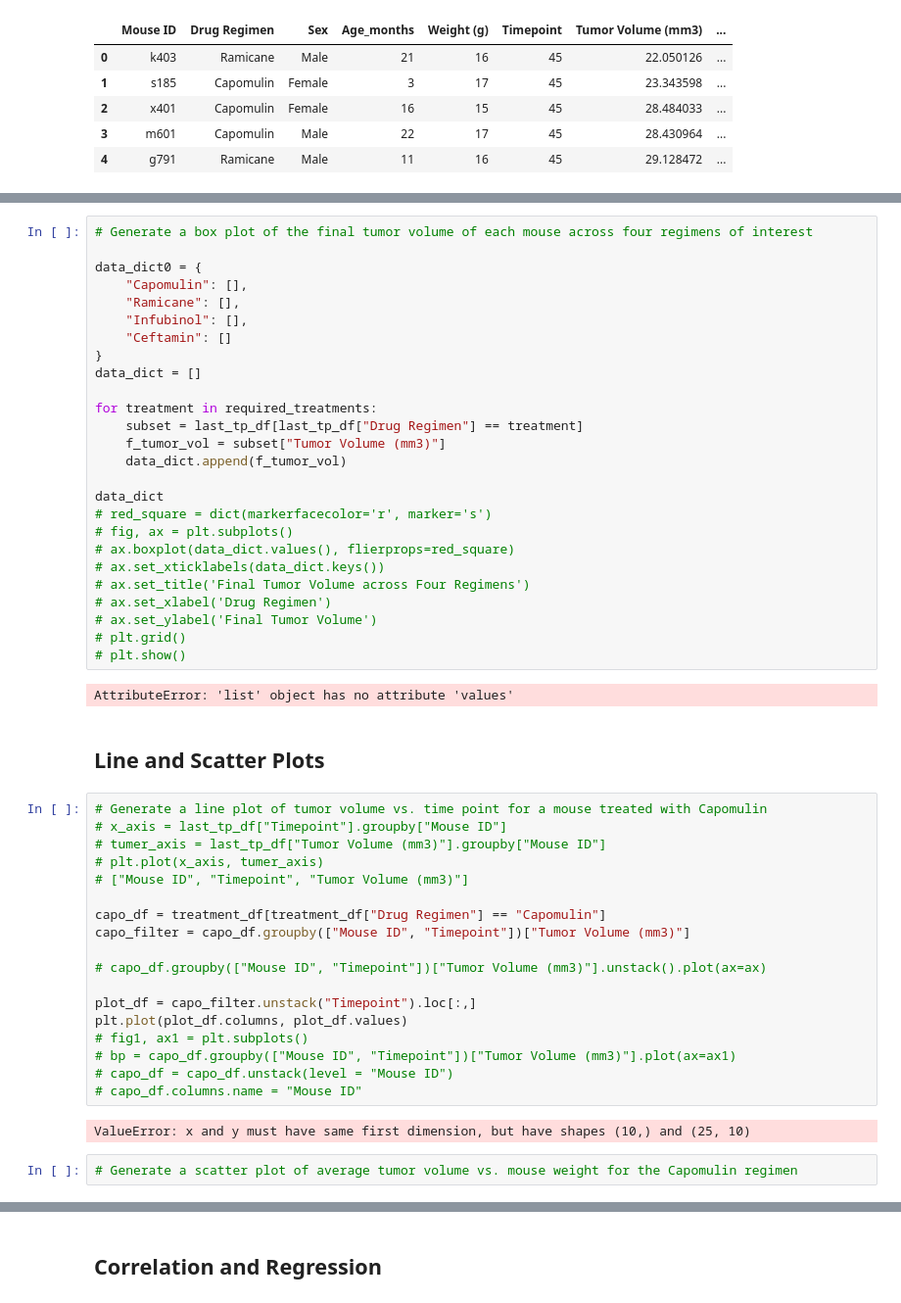
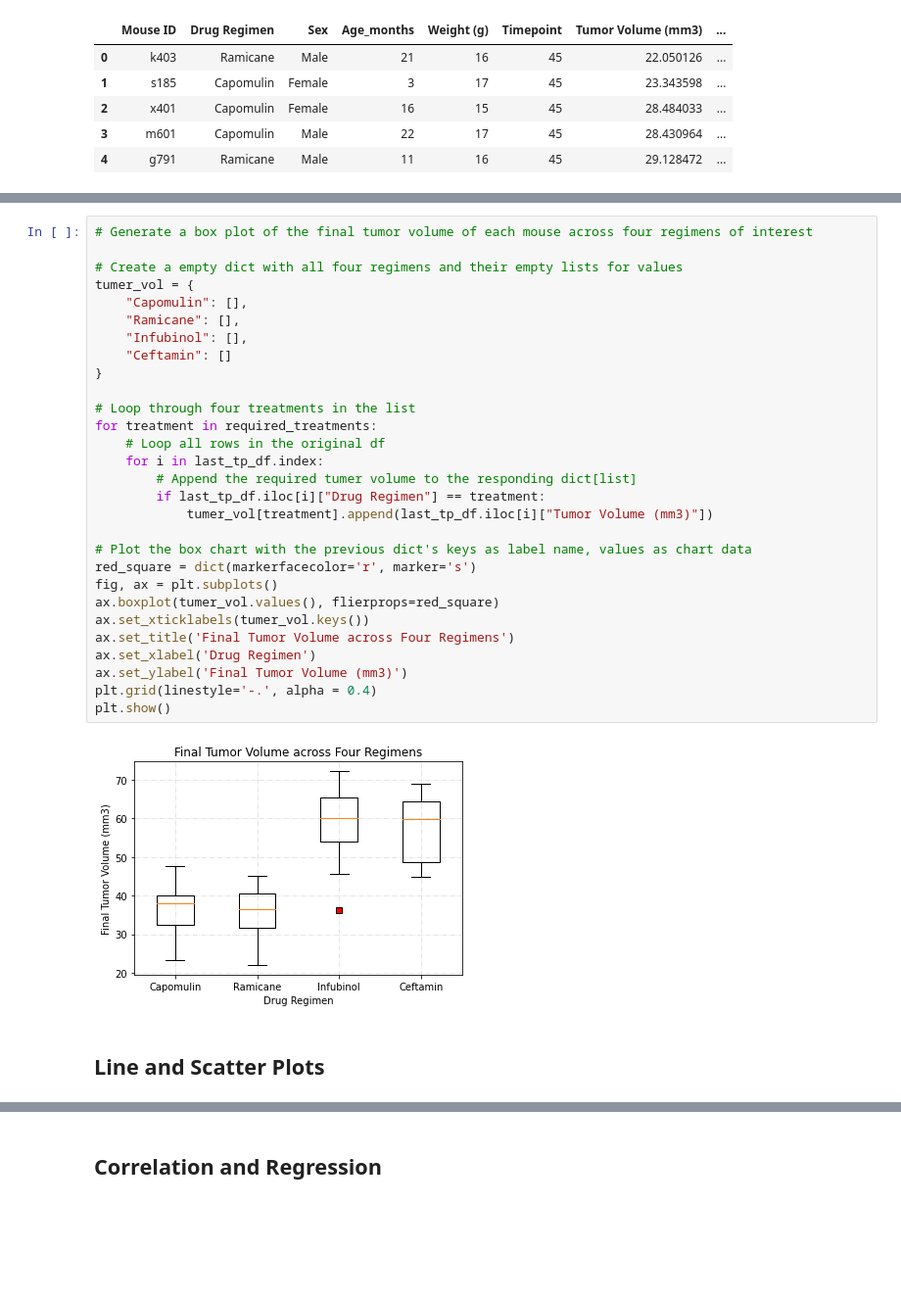
Before and after one commit to kk-deng/Pymaceuticals-Matplotlib, a Jupyter notebook: pymaceuticals_starter.ipynb, the cells around one changed output, grey strips where cells are left out. Shown at 98% size. Cells and saved outputs as stored; diff of their text form; blank space fills up the shorter version.

```diff
--- a/pymaceuticals_starter.ipynb
+++ b/pymaceuticals_starter.ipynb
@@ -336,52 +307,33 @@ Index: []
 # %%
 # Generate a box plot of the final tumor volume of each mouse across four regimens of interest
 
-data_dict0 = {
+# Create a empty dict with all four regimens and their empty lists for values
+tumer_vol = {
     "Capomulin": [],
     "Ramicane": [],
     "Infubinol": [],
     "Ceftamin": []
 }
-data_dict = []
 
+# Loop through four treatments in the list
 for treatment in required_treatments:
-    subset = last_tp_df[last_tp_df["Drug Regimen"] == treatment]
-    f_tumor_vol = subset["Tumor Volume (mm3)"]
-    data_dict.append(f_tumor_vol)
+    # Loop all rows in the original df
+    for i in last_tp_df.index:
+        # Append the required tumer volume to the responding dict[list]
+        if last_tp_df.iloc[i]["Drug Regimen"] == treatment:
+            tumer_vol[treatment].append(last_tp_df.iloc[i]["Tumor Volume (mm3)"])
 
-data_dict
-# red_square = dict(markerfacecolor='r', marker='s')
-# fig, ax = plt.subplots()
-# ax.boxplot(data_dict.values(), flierprops=red_square)
-# ax.set_xticklabels(data_dict.keys())
-# ax.set_title('Final Tumor Volume across Four Regimens')
-# ax.set_xlabel('Drug Regimen')
-# ax.set_ylabel('Final Tumor Volume')
-# plt.grid()
-# plt.show()
+# Plot the box chart with the previous dict's keys as label name, values as chart data
+red_square = dict(markerfacecolor='r', marker='s')
+fig, ax = plt.subplots()
+ax.boxplot(tumer_vol.values(), flierprops=red_square)
+ax.set_xticklabels(tumer_vol.keys())
+ax.set_title('Final Tumor Volume across Four Regimens')
+ax.set_xlabel('Drug Regimen')
+ax.set_ylabel('Final Tumor Volume (mm3)')
+plt.grid(linestyle='-.', alpha = 0.4)
+plt.show()
 # %% [output]
-AttributeError: 'list' object has no attribute 'values'
+[figure, added]
 # %% [markdown]
 ## Line and Scatter Plots
-# %%
-# Generate a line plot of tumor volume vs. time point for a mouse treated with Capomulin
-# x_axis = last_tp_df["Timepoint"].groupby["Mouse ID"]
-# tumer_axis = last_tp_df["Tumor Volume (mm3)"].groupby["Mouse ID"]
-# plt.plot(x_axis, tumer_axis)
-# ["Mouse ID", "Timepoint", "Tumor Volume (mm3)"]
-
-capo_df = treatment_df[treatment_df["Drug Regimen"] == "Capomulin"]
-capo_filter = capo_df.groupby(["Mouse ID", "Timepoint"])["Tumor Volume (mm3)"]
-
-# capo_df.groupby(["Mouse ID", "Timepoint"])["Tumor Volume (mm3)"].unstack().plot(ax=ax)
-
-plot_df = capo_filter.unstack("Timepoint").loc[:,]
-plt.plot(plot_df.columns, plot_df.values)
-# fig1, ax1 = plt.subplots()
-# bp = capo_df.groupby(["Mouse ID", "Timepoint"])["Tumor Volume (mm3)"].plot(ax=ax1)
-# capo_df = capo_df.unstack(level = "Mouse ID")
-# capo_df.columns.name = "Mouse ID"
-# %% [output]
-ValueError: x and y must have same first dimension, but have shapes (10,) and (25, 10)
-# %%
-# Generate a scatter plot of average tumor volume vs. mouse weight for the Capomulin regimen
```
Also changed, not shown: parts of 11 cells of this notebook, 1 other file.
